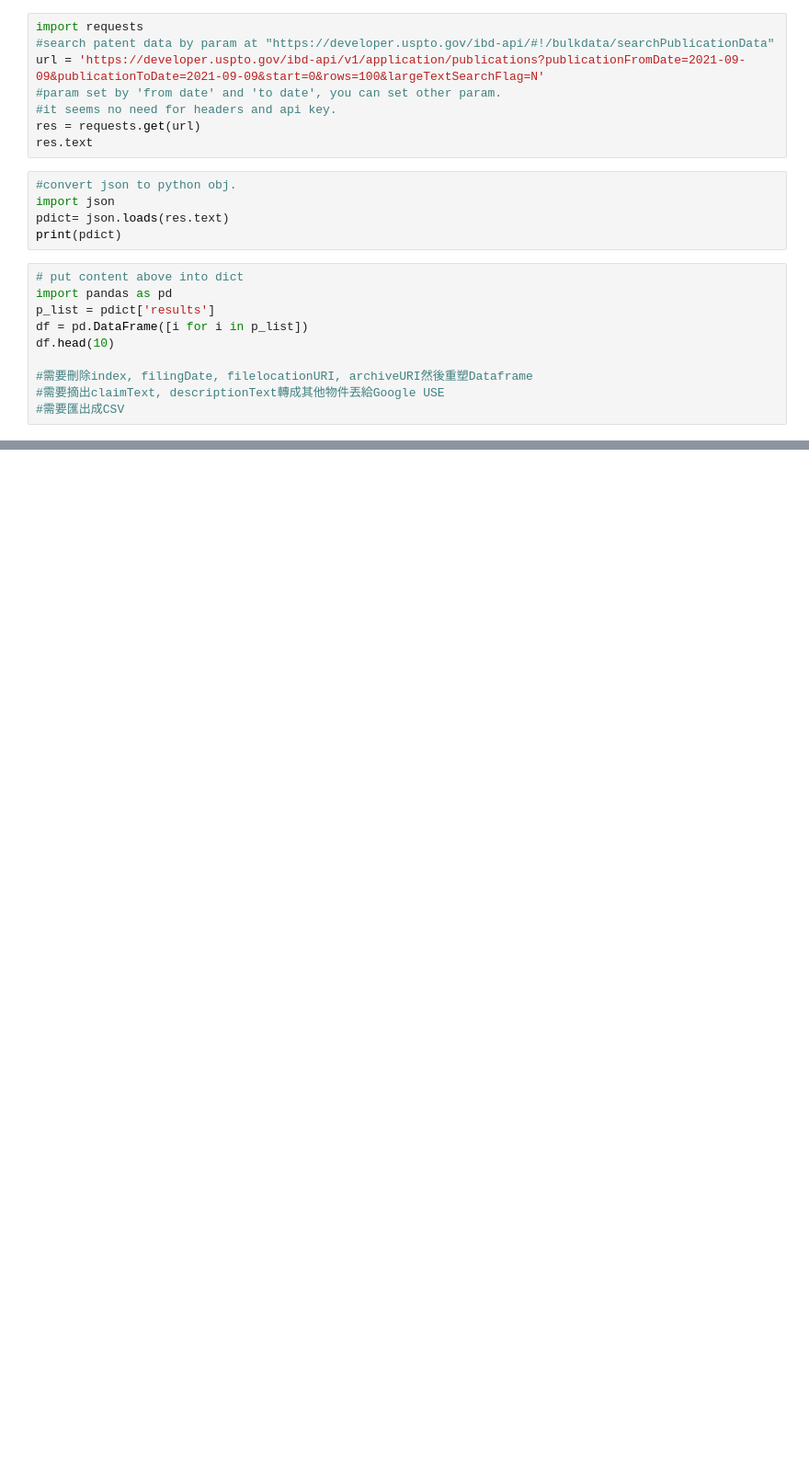
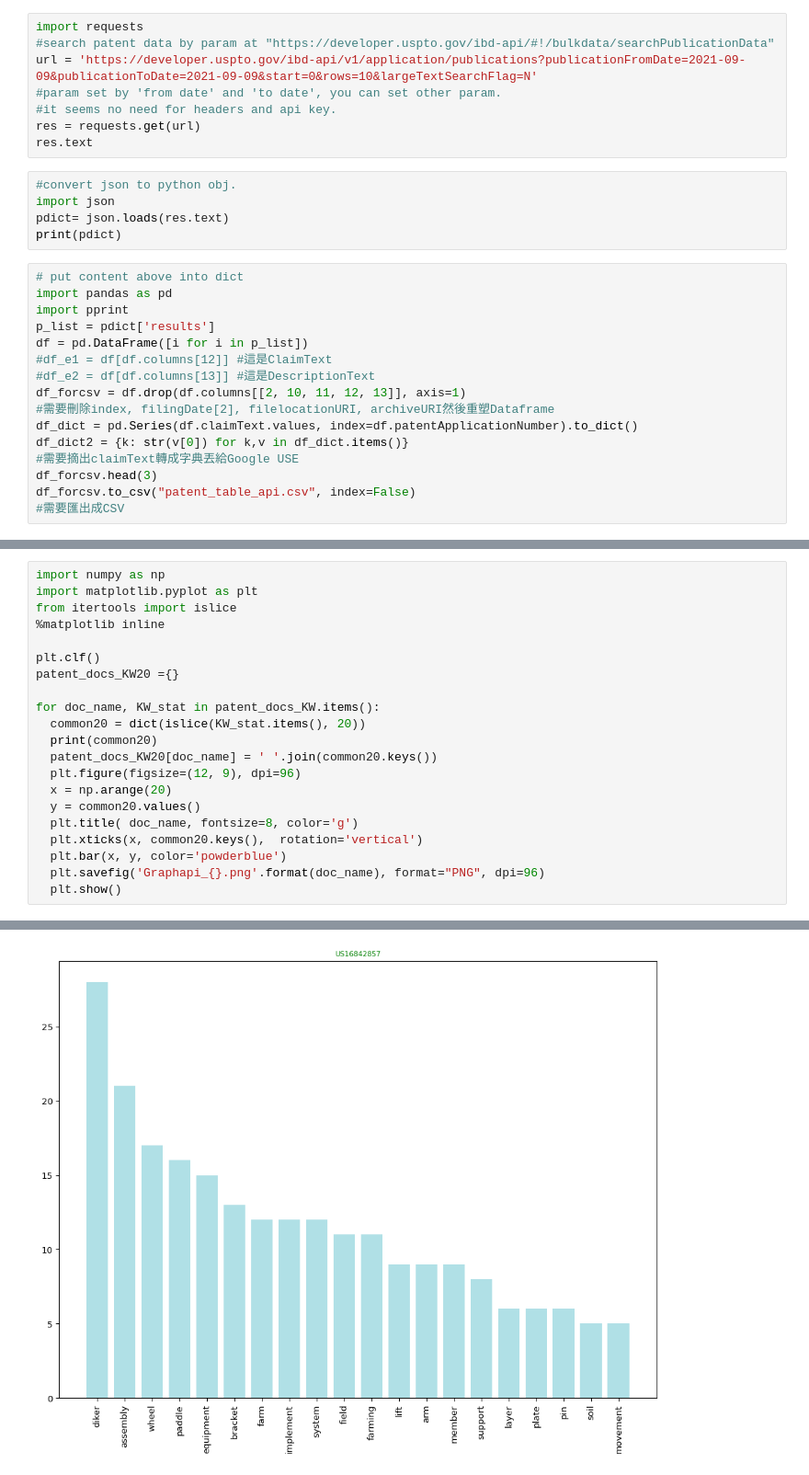
Before and after one commit to Ellomorce/USPTO_Patent_Parser, a Jupyter notebook: NTUTDS/tryapi.ipynb, the cells around one changed output, grey strips where cells are left out. Shown at 92% size. Saved outputs shown, nothing was run; the diff lists cells and outputs as text; blank space fills up the shorter version.

```diff
--- a/NTUTDS/tryapi.ipynb
+++ b/NTUTDS/tryapi.ipynb
@@ -1,7 +1,7 @@
 # %%
 import requests
 #search patent data by param at "https://developer.uspto.gov/ibd-api/#!/bulkdata/searchPublicationData"
-url = 'https://developer.uspto.gov/ibd-api/v1/application/publications?publicationFromDate=2021-09-09&publicationToDate=2021-09-09&start=0&rows=100&largeTextSearchFlag=N'
+url = 'https://developer.uspto.gov/ibd-api/v1/application/publications?publicationFromDate=2021-09-09&publicationToDate=2021-09-09&start=0&rows=10&largeTextSearchFlag=N'
 #param set by 'from date' and 'to date', you can set other param.
 #it seems no need for headers and api key.
 res = requests.get(url)
@@ -14,10 +14,16 @@ print(pdict)
 # %%
 # put content above into dict
 import pandas as pd
+import pprint
 p_list = pdict['results']
 df = pd.DataFrame([i for i in p_list])
-df.head(10)
-
-#需要刪除index, filingDate, filelocationURI, archiveURI然後重塑Dataframe
-#需要摘出claimText, descriptionText轉成其他物件丟給Google USE
+#df_e1 = df[df.columns[12]] #這是ClaimText
+#df_e2 = df[df.columns[13]] #這是DescriptionText
+df_forcsv = df.drop(df.columns[[2, 10, 11, 12, 13]], axis=1)
+#需要刪除index, filingDate[2], filelocationURI, archiveURI然後重塑Dataframe
+df_dict = pd.Series(df.claimText.values, index=df.patentApplicationNumber).to_dict()
+df_dict2 = {k: str(v[0]) for k,v in df_dict.items()}
+#需要摘出claimText轉成字典丟給Google USE
+df_forcsv.head(3)
+df_forcsv.to_csv("patent_table_api.csv", index=False)
 #需要匯出成CSV
@@ -35,0 +59,22 @@ df.head(10)
+# %%
+import numpy as np
+import matplotlib.pyplot as plt
+from itertools import islice
+%matplotlib inline
+
+plt.clf()
+patent_docs_KW20 ={}
+
+for doc_name, KW_stat in patent_docs_KW.items():
+  common20 = dict(islice(KW_stat.items(), 20))
+  print(common20)
+  patent_docs_KW20[doc_name] = ' '.join(common20.keys())
+  plt.figure(figsize=(12, 9), dpi=96)
+  x = np.arange(20)
+  y = common20.values()
+  plt.title( doc_name, fontsize=8, color='g')
+  plt.xticks(x, common20.keys(),  rotation='vertical')
+  plt.bar(x, y, color='powderblue')
+  plt.savefig('Graphapi_{}.png'.format(doc_name), format="PNG", dpi=96)
+  plt.show()
+# %% [output]
@@ -35,0 +83 @@ df.head(10)
+[figure, added]
```
Also changed, not shown: parts of 4 cells of this notebook.
